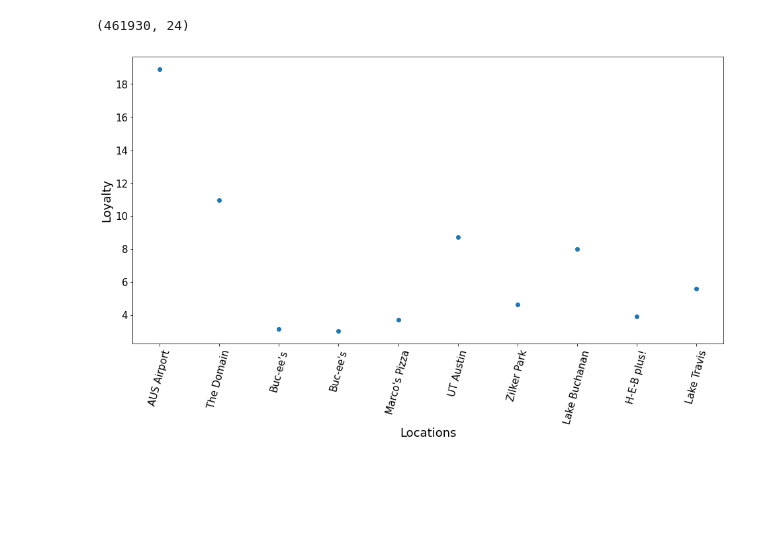
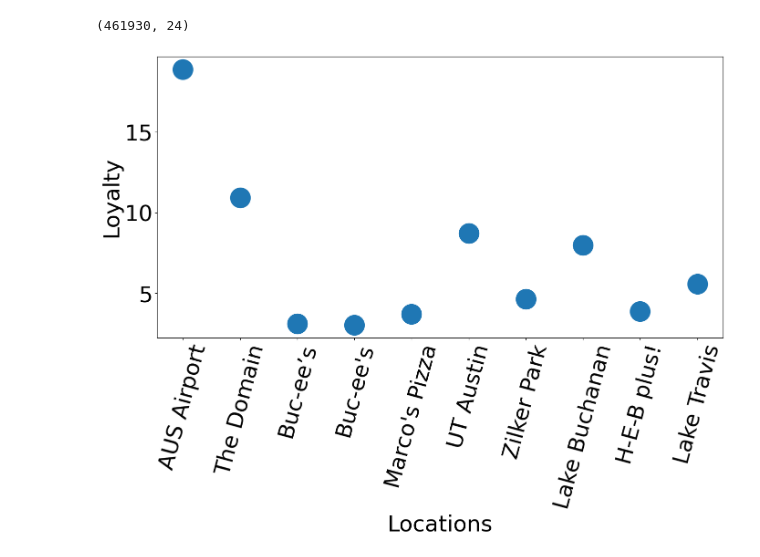
Before and after one commit to Djadih/Complex-Networks-Colocations, a Jupyter notebook: social_sensing.ipynb, the cells around one changed output. Drawn from its saved outputs; the diff is of its cells as text; code cells hidden in the pictures; blank space fills up the shorter version.

```diff
--- a/social_sensing.ipynb
+++ b/social_sensing.ipynb
@@ -72,12 +72,12 @@ for tuple in venue_frequency_sorted_list:
     x.append(tuple[0][1])
     y.append(tuple[1])
 plt.figure(figsize=(16,8))
-plt.rcParams.update({'font.size': 15})
+plt.rcParams.update({'font.size': 35})
 x[0]="AUS Airport"
 x[5]="UT Austin"
-plt.scatter(x[:10], y[:10])
-plt.xlabel("Locations", fontsize = 18)
-plt.ylabel("Colocation Frequency", fontsize = 18)
+plt.scatter(x[:10], y[:10], s=1000)
+plt.xlabel("Locations", fontsize = 35)
+plt.ylabel("Colocation Frequency", fontsize = 35)
 plt.xticks(rotation=75)
 plt.show()
 # %% [output]
@@ -103,20 +103,20 @@ loyalty_scores = sorted(loyalty_scores, key=lambda x: x[0][1],reverse=True)
 # %%
 x_loyalty = []
 y_loyalty = []
 for tuple in loyalty_scores:
     x_loyalty.append(tuple[0][0][1])
     y_loyalty.append(tuple[1])
 plt.figure(figsize=(16,8))
-plt.rcParams.update({'font.size': 15})
+plt.rcParams.update({'font.size': 35})
 x_loyalty[0]="AUS Airport"
 x_loyalty[5]="UT Austin"
-plt.scatter(x_loyalty[:10], y_loyalty[:10])
-plt.xlabel("Locations", fontsize = 18)
-plt.ylabel("Loyalty", fontsize = 18)
+plt.scatter(x_loyalty[:10], y_loyalty[:10],s=1000)
+plt.xlabel("Locations", fontsize = 35)
+plt.ylabel("Loyalty", fontsize = 35)
 plt.xticks(rotation=75)
 
 plt.show()
 # %% [output]
-[figure, old version]
+[figure, new version]
 # %%
 #groupby source target, count by venueid, sort the (s,t) by the colocation count from high to low.
```
Also changed, not shown: parts of 1 cell of this notebook, 1 other file.
